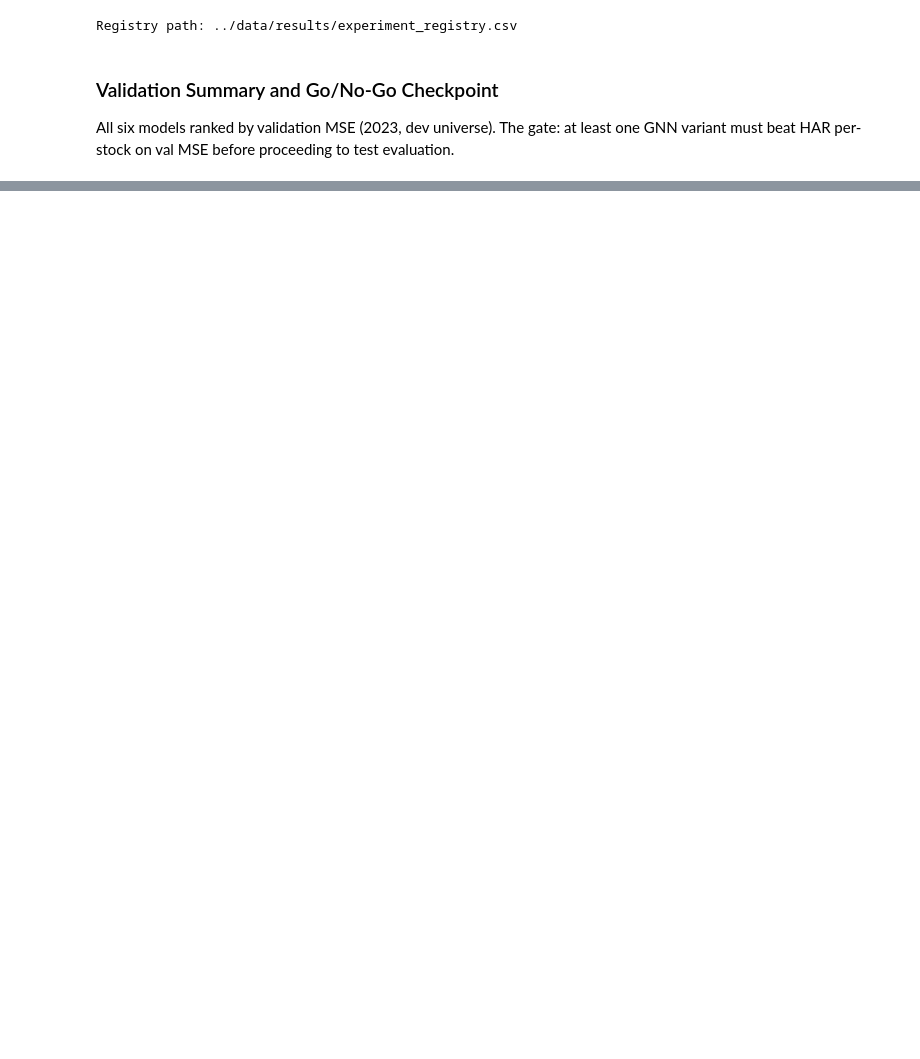
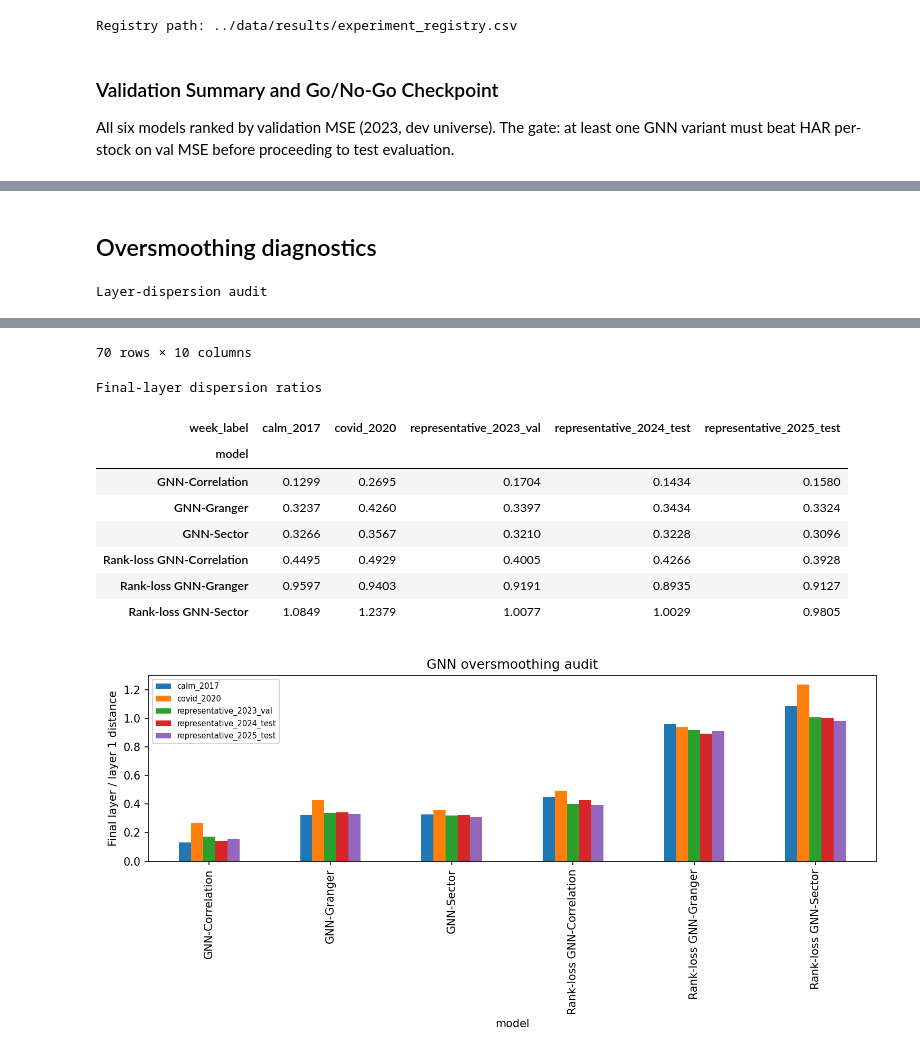
Before and after one commit to waderylan/sp500-gnn, a Jupyter notebook: notebooks/04_gnn_models.ipynb, the cells around one changed output, grey strips where cells are left out. Cells and saved outputs as stored; diff of their text form; code cells hidden in the pictures; blank space fills up the shorter version.

Commit message:
core diagnostics on the existing baseline

```diff
--- a/notebooks/04_gnn_models.ipynb
+++ b/notebooks/04_gnn_models.ipynb
@@ -696,3 +698,36 @@ GNN-Granger                 5 0.022615 0.109183 0.045988
 GNN-Sector                  6 0.022894 0.112171 0.034230
 
 Saved: C:\Users\Rylan Wade\Desktop\FinancialAnalytics\Final_Project\data\results\validation_summary.json
+# %% [markdown]
+## Oversmoothing diagnostics
+
+<!-- STEP5_OVERSMOOTHING_DIAGNOSTICS -->
+# %%
+# STEP5_OVERSMOOTHING_DIAGNOSTICS_TABLE
+from pathlib import Path
+import pandas as pd
+from IPython.display import display, Image
+
+results_dir = Path('../data/results')
+figures_dir = results_dir / 'figures'
+oversmoothing = pd.read_csv(results_dir / 'oversmoothing_audit.csv', parse_dates=['week'])
+
+print('Layer-dispersion audit')
+display(oversmoothing.sort_values(['model', 'week', 'layer']))
+
+print('Final-layer dispersion ratios')
+final_layers = (
+    oversmoothing.sort_values('layer')
+    .groupby(['model', 'week_label'], as_index=False)
+    .tail(1)
+)
+display(
+    final_layers.pivot_table(
+        index='model',
+        columns='week_label',
+        values='final_to_layer1_distance_ratio',
+    ).round(4)
+)
+display(Image(filename=str(figures_dir / 'oversmoothing_audit.png')))
+# %% [output]
+Layer-dispersion audit
@@ -698,0 +746,11 @@ Saved: C:\Users\Rylan Wade\Desktop\FinancialAnalytics\Final_Project\data\results
+70 rows × 10 columns
+Final-layer dispersion ratios
+| week_label | calm_2017 | covid_2020 | representative_2023_val | representative_2024_test | representative_2025_test |
+| model |  |  |  |  |  |
+| GNN-Correlation | 0.1299 | 0.2695 | 0.1704 | 0.1434 | 0.1580 |
+| GNN-Granger | 0.3237 | 0.4260 | 0.3397 | 0.3434 | 0.3324 |
+| GNN-Sector | 0.3266 | 0.3567 | 0.3210 | 0.3228 | 0.3096 |
+| Rank-loss GNN-Correlation | 0.4495 | 0.4929 | 0.4005 | 0.4266 | 0.3928 |
+| Rank-loss GNN-Granger | 0.9597 | 0.9403 | 0.9191 | 0.8935 | 0.9127 |
+| Rank-loss GNN-Sector | 1.0849 | 1.2379 | 1.0077 | 1.0029 | 0.9805 |
+[figure, added]
```
Also changed, not shown: parts of 12 cells of this notebook, 3 other files.
